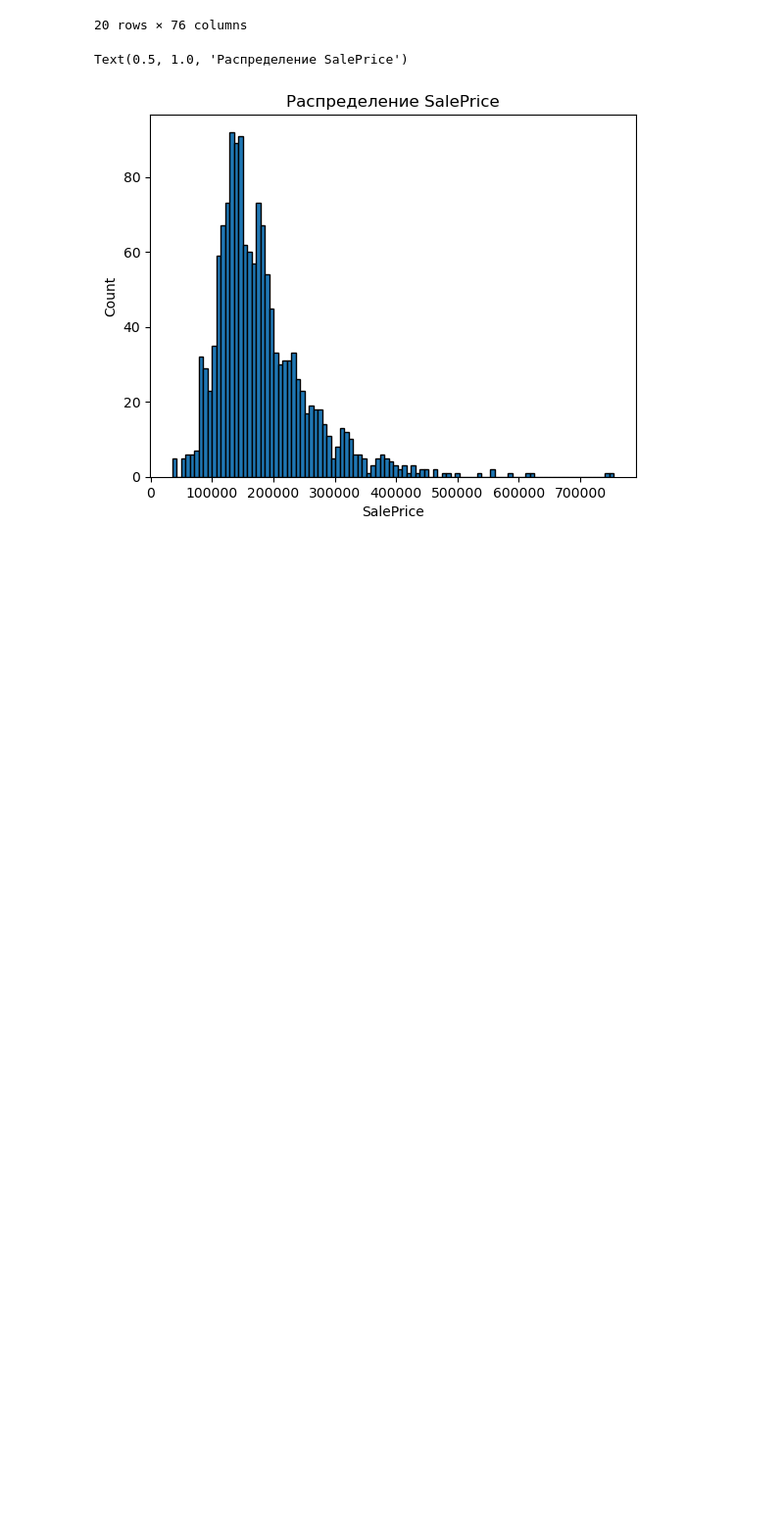
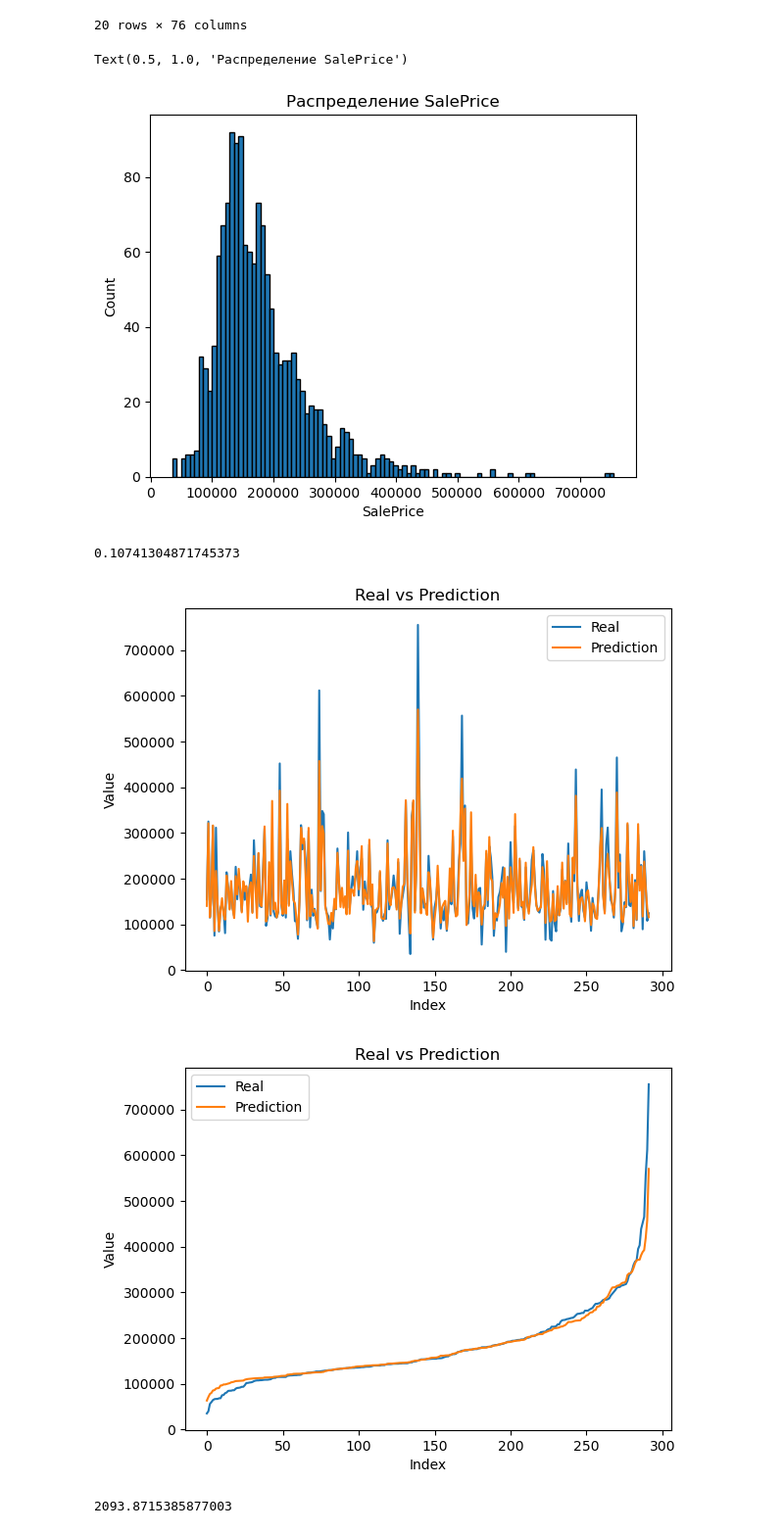
Before and after one commit to Glebbot/House-Pricing, a Jupyter notebook: pricing.ipynb, the cells around one changed output. Shown at 98% size. Drawn from its saved outputs; the diff is of its cells as text; code cells hidden in the pictures; blank space fills up the shorter version.

```diff
--- a/pricing.ipynb
+++ b/pricing.ipynb
@@ -149,9 +204,10 @@ Text(0.5, 1.0, 'Распределение SalePrice')
 [figure]
 # %%
 train_target = data['SalePrice']
-drop_params = ['Id', 'LotArea','MasVnrArea']
-#drop_params = data.drop(['OverallQual','OverallCond', 'SalePrice','ExterQual', 'ExterCond','SaleCondition','SaleType','Electrical','BsmtQual','BsmtCond'], axis=1)
+drop_params = ['Id']
+#drop_params = data.drop(['OverallQual','OverallCond', 'SalePrice','ExterQual', 'ExterCond','SaleCondition','SaleType','BsmtQual','BsmtCond','1stFlrSF','2ndFlrSF','MasVnrArea','LotArea'], axis=1)
 train_data = data.drop(drop_params, axis=1)
 train_data = train_data.drop('SalePrice', axis=1)
 # %%
-model = LGBMRegressor(random_state=10, objective='mae', learning_rate=0.247332, n_estimators=300, num_leaves=30, max_depth=12, feature_fraction = 0.89952, min_data_in_leaf = 10)
+#model = LGBMRegressor(random_state=10, objective='mae', learning_rate=0.247332, n_estimators=300, num_leaves=30, max_depth=12, feature_fraction = 0.89952, min_data_in_leaf = 10)
+model=RandomForestRegressor(max_depth=None,min_samples_split=2, n_estimators=200)
@@ -157,0 +222,16 @@ model = LGBMRegressor(random_state=10, objective='mae', learning_rate=0.247332,
+# %%
+X_train, X_test, y_train, y_test = train_test_split(train_data, train_target, test_size=0.2, random_state=42)
+model.fit(X_train, y_train)
+test_pred = model.predict(X_test)
+metric = metrics.mean_absolute_percentage_error(y_test, test_pred)
+metric
+# %% [output]
+0.10741304871745373
+# %%
+plot_standart(y_test.to_list(),test_pred)
+plot_sorted(y_test,test_pred)
+hist_prediction(y_test,test_pred)
+# %% [output]
+[figure, added]
+[figure, added]
+2093.8715385877003
```
Also changed, not shown: parts of 16 cells of this notebook.
